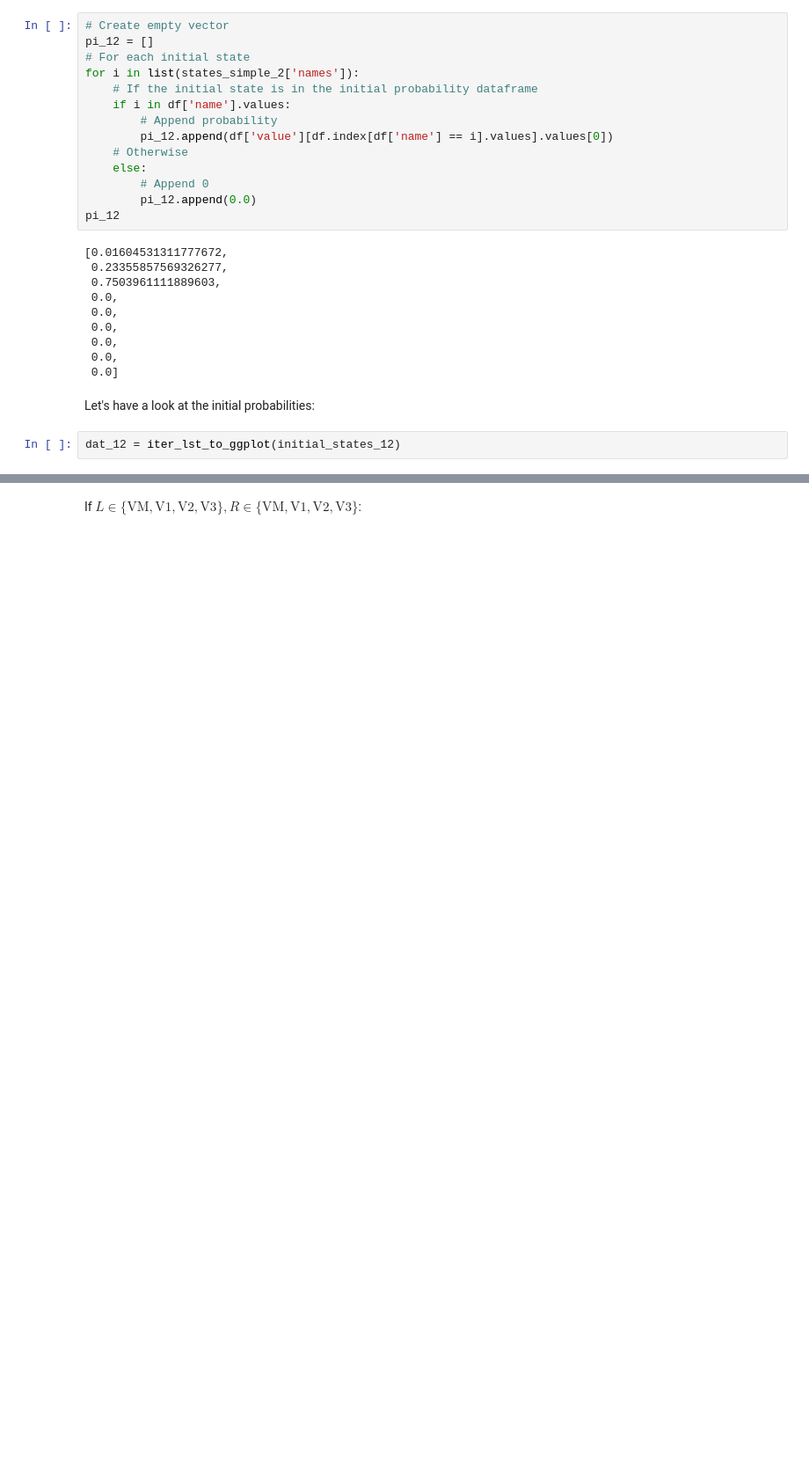
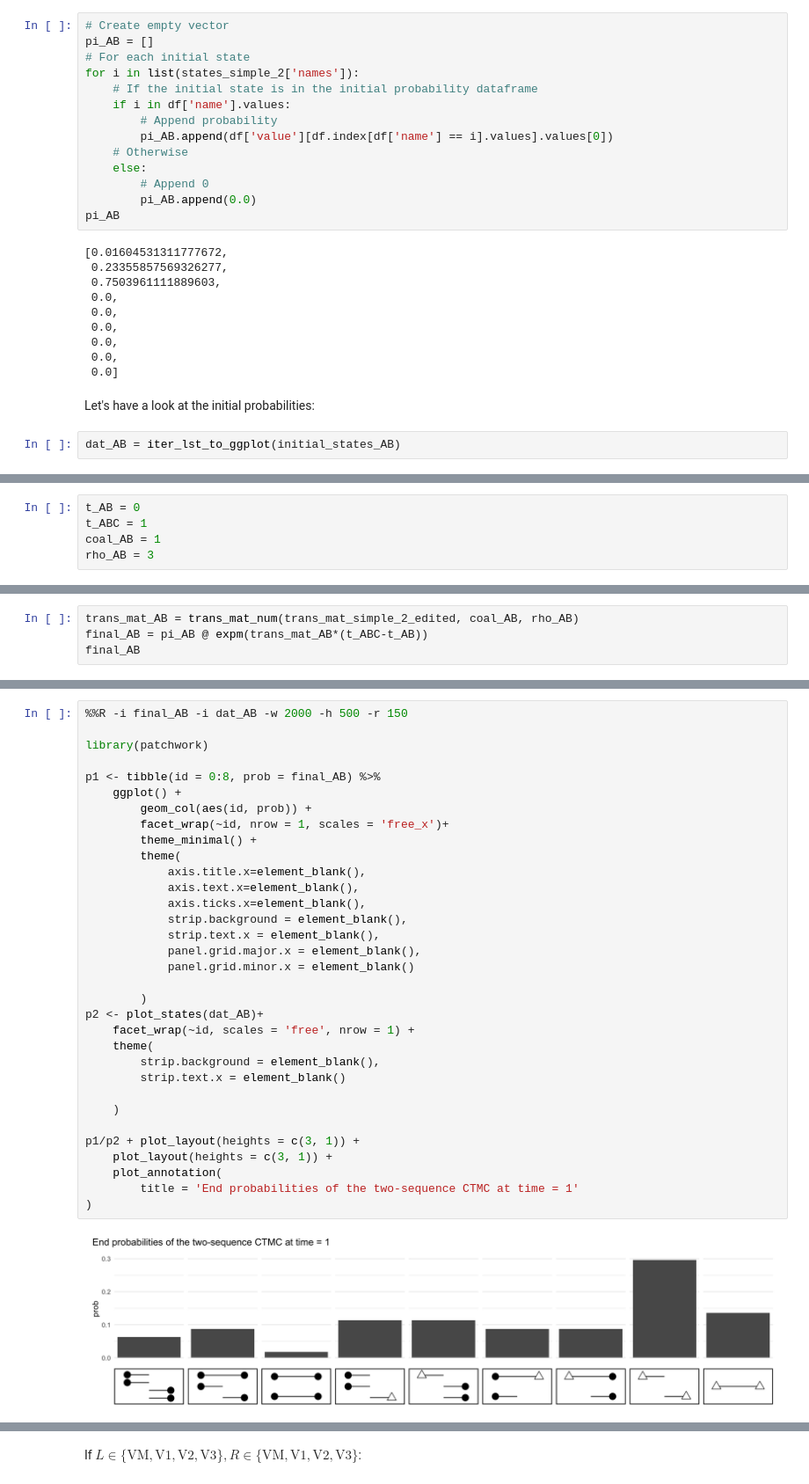
Before and after one commit to rivasiker/phasetype, a Jupyter notebook: scripts/04_ILS/ILS_3.ipynb, the cells around one changed output, grey strips where cells are left out. Shown at 88% size. Saved outputs shown, nothing was run; the diff lists cells and outputs as text; blank space fills up the shorter version.

```diff
--- a/scripts/04_ILS/ILS_3.ipynb
+++ b/scripts/04_ILS/ILS_3.ipynb
@@ -399,18 +390,18 @@ initial_states_12
 We can create a vector of initial probabilities for the CTMC:
 # %%
 # Create empty vector
-pi_12 = []
+pi_AB = []
 # For each initial state
 for i in list(states_simple_2['names']):
     # If the initial state is in the initial probability dataframe
     if i in df['name'].values:
         # Append probability
-        pi_12.append(df['value'][df.index[df['name'] == i].values].values[0])
+        pi_AB.append(df['value'][df.index[df['name'] == i].values].values[0])
     # Otherwise
     else:
         # Append 0
-        pi_12.append(0.0)
-pi_12
+        pi_AB.append(0.0)
+pi_AB
 # %% [output]
 [0.01604531311777672,
  0.23355857569326277,
@@ -424,5 +415,5 @@ pi_12
 # %% [markdown]
 Let's have a look at the initial probabilities:
 # %%
-dat_12 = iter_lst_to_ggplot(initial_states_12)
+dat_AB = iter_lst_to_ggplot(initial_states_AB)
 # %%
@@ -524,0 +456,5 @@ def get_pi_ABC(pi_AB, trans_mat, omegas, times):
+# %%
+t_AB = 0
+t_ABC = 1
+coal_AB = 1
+rho_AB = 3
@@ -524,0 +463,4 @@ def get_pi_ABC(pi_AB, trans_mat, omegas, times):
+# %%
+trans_mat_AB = trans_mat_num(trans_mat_simple_2_edited, coal_AB, rho_AB)
+final_AB = pi_AB @ expm(trans_mat_AB*(t_ABC-t_AB))
+final_AB
@@ -524,0 +470,35 @@ def get_pi_ABC(pi_AB, trans_mat, omegas, times):
+# %%
+%%R -i final_AB -i dat_AB -w 2000 -h 500 -r 150
+
+library(patchwork)
+
+p1 <- tibble(id = 0:8, prob = final_AB) %>%
+    ggplot() +
+        geom_col(aes(id, prob)) +
+        facet_wrap(~id, nrow = 1, scales = 'free_x')+
+        theme_minimal() +
+        theme(
+            axis.title.x=element_blank(),
+            axis.text.x=element_blank(),
+            axis.ticks.x=element_blank(),
+            strip.background = element_blank(),
+            strip.text.x = element_blank(),
+            panel.grid.major.x = element_blank(),
+            panel.grid.minor.x = element_blank()
+
+        )
+p2 <- plot_states(dat_AB)+
+    facet_wrap(~id, scales = 'free', nrow = 1) +
+    theme(
+        strip.background = element_blank(),
+        strip.text.x = element_blank()
+
+    )
+
+p1/p2 + plot_layout(heights = c(3, 1)) +
+    plot_layout(heights = c(3, 1)) +
+    plot_annotation(
+        title = 'End probabilities of the two-sequence CTMC at time = 1'
+)
+# %% [output]
+[figure, added]
```
Also changed, not shown: parts of 91 cells of this notebook.
